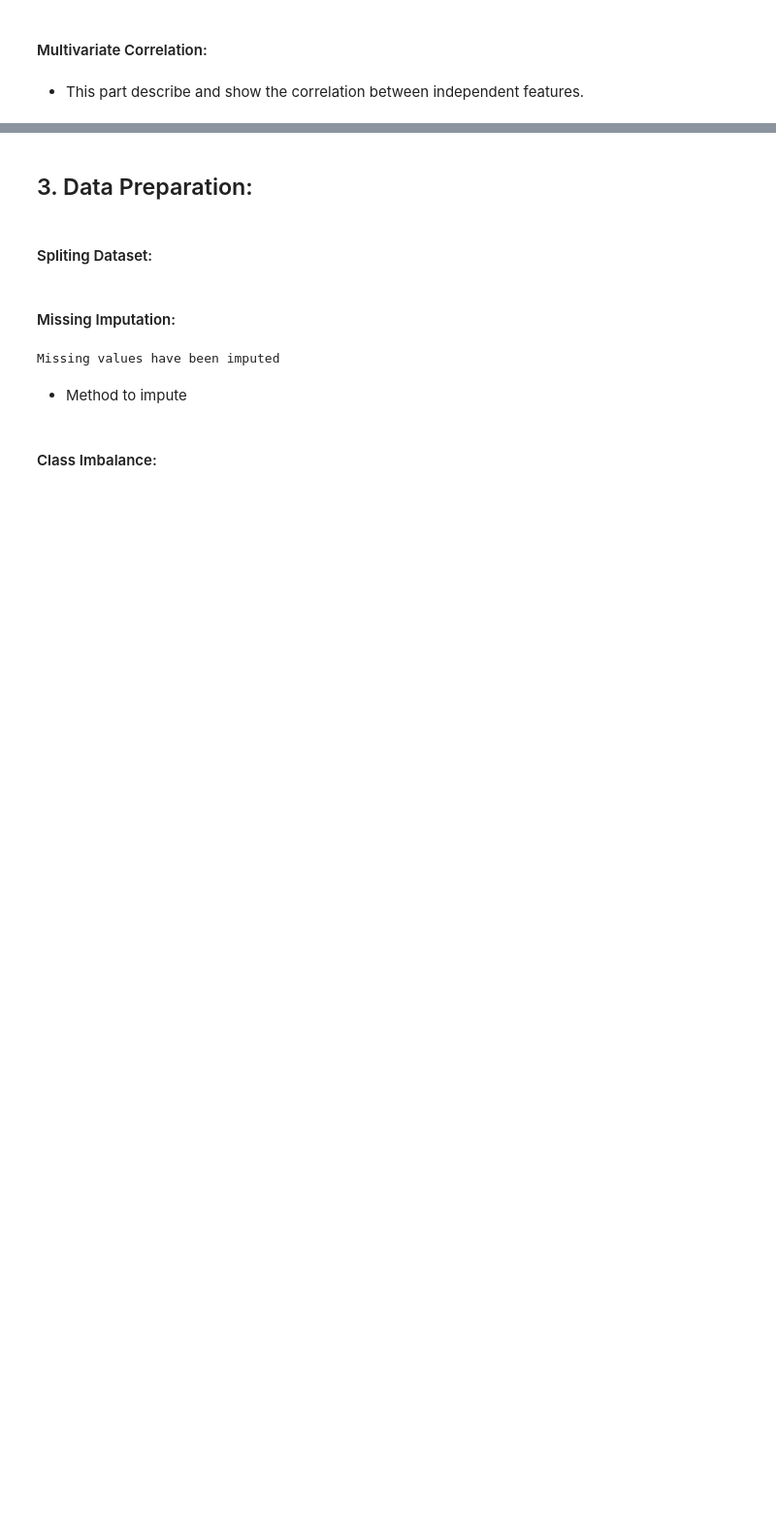
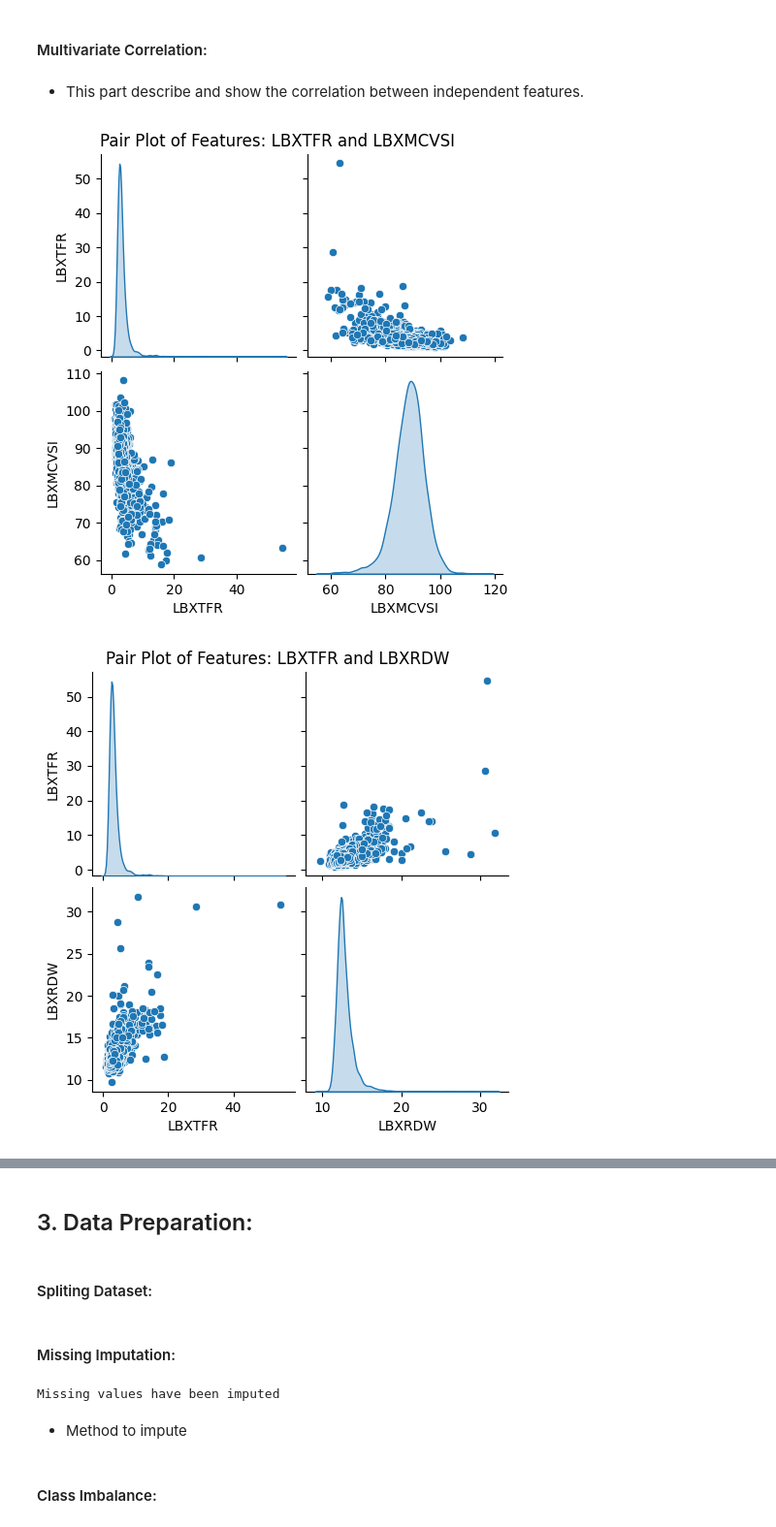
Before and after one commit to DATA471/final_project, a Jupyter notebook: main_file.ipynb, the cells around one changed output, grey strips where cells are left out. Shown at 97% size. Cells and saved outputs as stored; diff of their text form; code cells hidden in the pictures; blank space fills up the shorter version.

```diff
--- a/main_file.ipynb
+++ b/main_file.ipynb
@@ -90,3 +89,28 @@ plt.show()
 #### Multivariate Correlation:
 # %% [markdown]
 - This part describe and show the correlation between independent features.
+# %%
+import warnings
+warnings.filterwarnings('ignore')
+
+# Calculate the correlation matrix
+correlation = dataset.corr().abs()
+
+# Define a threshold for correlations
+threshold = 0.5
+
+# Filter correlations based on the threshold
+high_correlation_vars = np.where(correlation >= threshold)
+high_correlation_pairs = [(correlation.index[x], correlation.columns[y]) for x, y in zip(*high_correlation_vars) if x != y and x < y]
+
+# Plot multivariate distributions for high correlations using pair plots
+def plot_high_correlation_pairs(data, pairs):
+    for pair in pairs:
+        sns.pairplot(data[list(pair)], diag_kind='kde')
+        plt.suptitle(f'Pair Plot of Features: {pair[0]} and {pair[1]}', y=1.02)
+        plt.show()
+
+plot_high_correlation_pairs(dataset, high_correlation_pairs)
+# %% [output]
+[figure, added]
+[figure, added]
```
Also changed, not shown: parts of 32 cells of this notebook, 1 other file.
